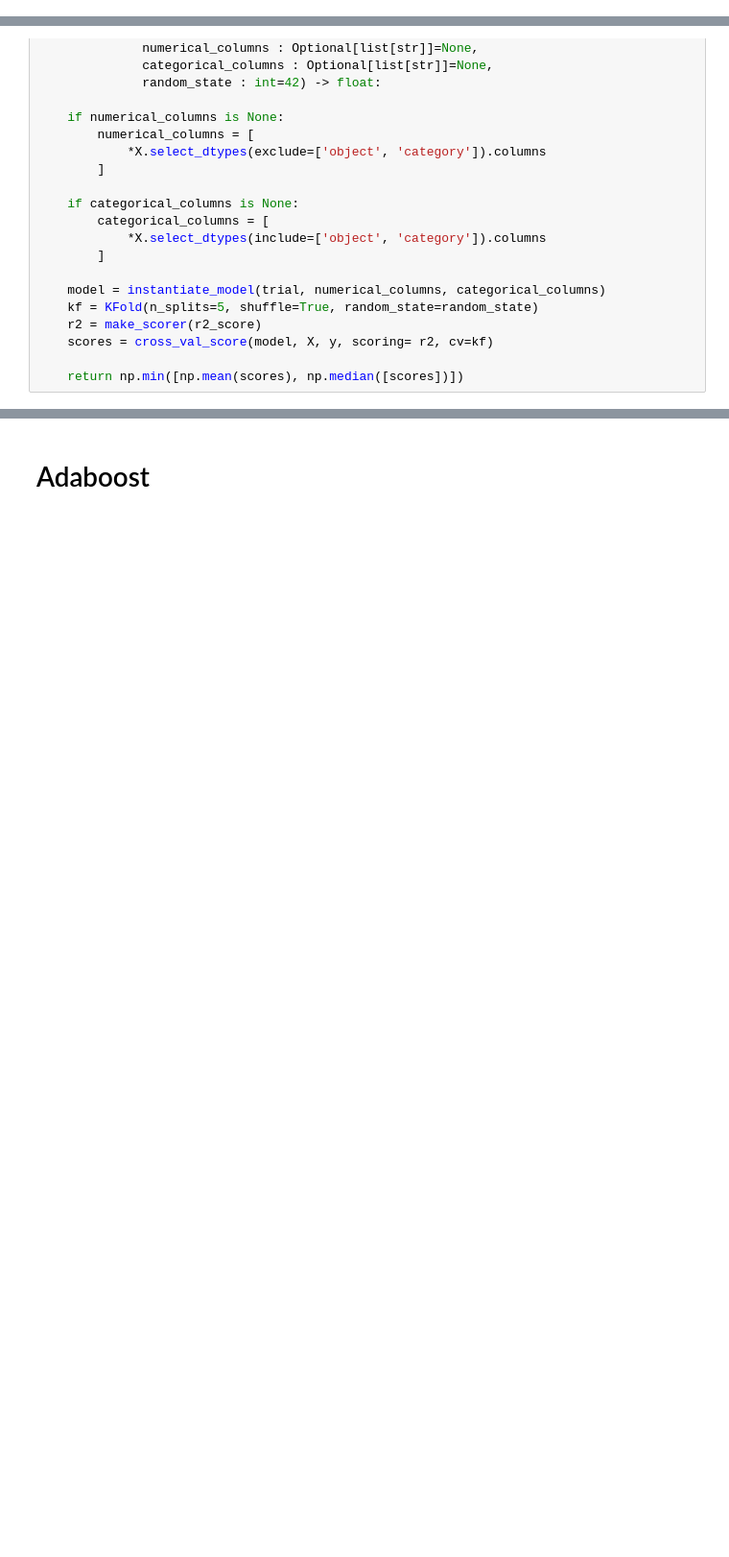
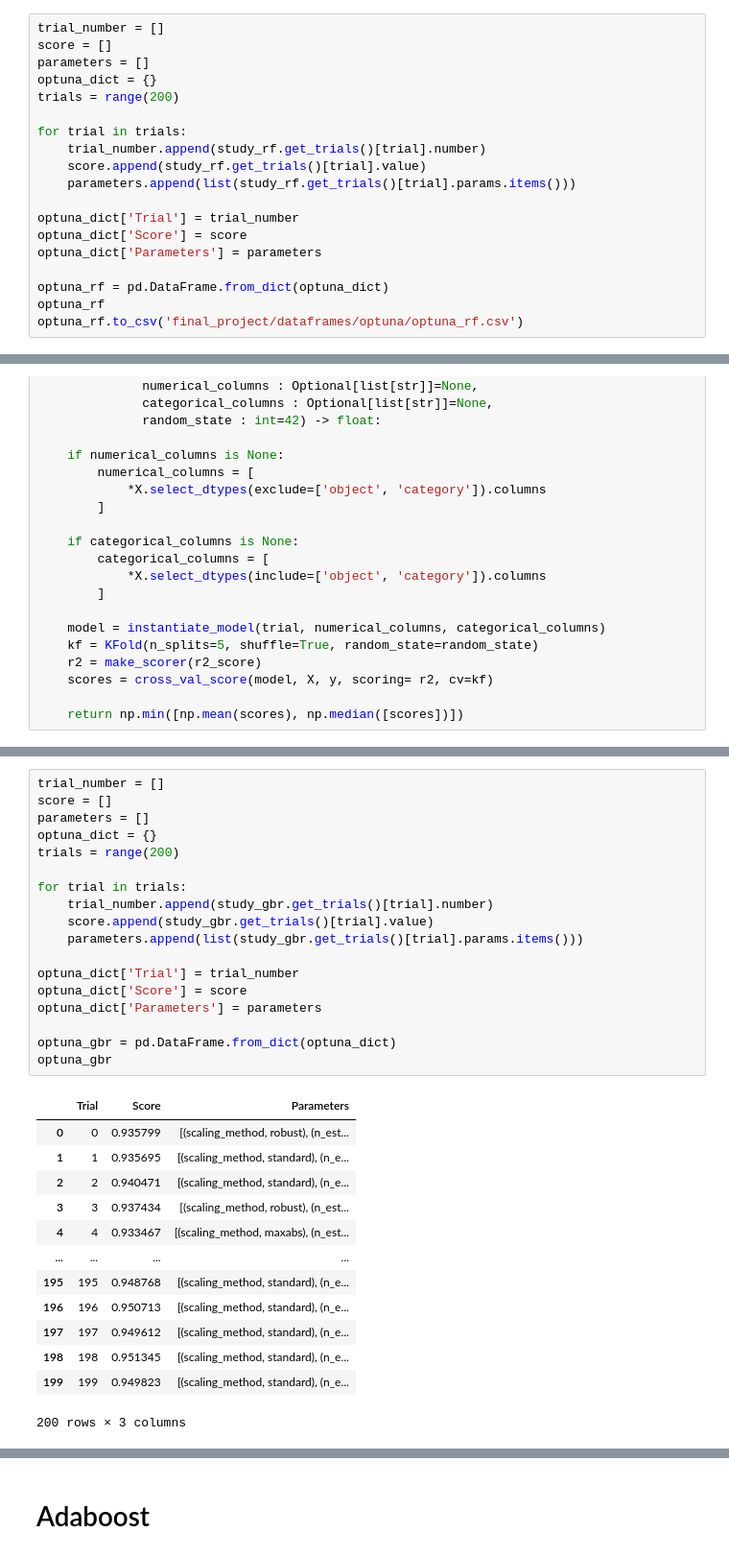
Before and after one commit to Na-ta-lie/Ames-Price-Prediction, a Jupyter notebook: final_project/Optuna_tuned_models.ipynb, the cells around one changed output, grey strips where cells are left out. Shown at 96% size. Cells and saved outputs as stored; diff of their text form; blank space fills up the shorter version.

```diff
--- a/final_project/Optuna_tuned_models.ipynb
+++ b/final_project/Optuna_tuned_models.ipynb
@@ -859,3 +944,22 @@ print(study_rf.best_params)
+# %%
+trial_number = []
+score = []
+parameters = []
+optuna_dict = {}
+trials = range(200)
+
+for trial in trials:
+    trial_number.append(study_rf.get_trials()[trial].number)
+    score.append(study_rf.get_trials()[trial].value)
+    parameters.append(list(study_rf.get_trials()[trial].params.items()))
+
+optuna_dict['Trial'] = trial_number
+optuna_dict['Score'] = score
+optuna_dict['Parameters'] = parameters
+
+optuna_rf = pd.DataFrame.from_dict(optuna_dict)
+optuna_rf
+optuna_rf.to_csv('final_project/dataframes/optuna/optuna_rf.csv')
 # %% [markdown]
 # gbr
 # %%
@@ -923,0 +1049,32 @@ print(study_gbr.best_params)
+# %%
+trial_number = []
+score = []
+parameters = []
+optuna_dict = {}
+trials = range(200)
+
+for trial in trials:
+    trial_number.append(study_gbr.get_trials()[trial].number)
+    score.append(study_gbr.get_trials()[trial].value)
+    parameters.append(list(study_gbr.get_trials()[trial].params.items()))
+
+optuna_dict['Trial'] = trial_number
+optuna_dict['Score'] = score
+optuna_dict['Parameters'] = parameters
+
+optuna_gbr = pd.DataFrame.from_dict(optuna_dict)
+optuna_gbr
+# %% [output]
+|  | Trial | Score | Parameters |
+| 0 | 0 | 0.935799 | [(scaling_method, robust), (n_est... |
+| 1 | 1 | 0.935695 | [(scaling_method, standard), (n_e... |
+| 2 | 2 | 0.940471 | [(scaling_method, standard), (n_e... |
+| 3 | 3 | 0.937434 | [(scaling_method, robust), (n_est... |
+| 4 | 4 | 0.933467 | [(scaling_method, maxabs), (n_est... |
+| ... | ... | ... | ... |
+| 195 | 195 | 0.948768 | [(scaling_method, standard), (n_e... |
+| 196 | 196 | 0.950713 | [(scaling_method, standard), (n_e... |
+| 197 | 197 | 0.949612 | [(scaling_method, standard), (n_e... |
+| 198 | 198 | 0.951345 | [(scaling_method, standard), (n_e... |
+| 199 | 199 | 0.949823 | [(scaling_method, standard), (n_e... |
+200 rows × 3 columns
```
Also changed, not shown: parts of 34 cells of this notebook, 1 other file.
